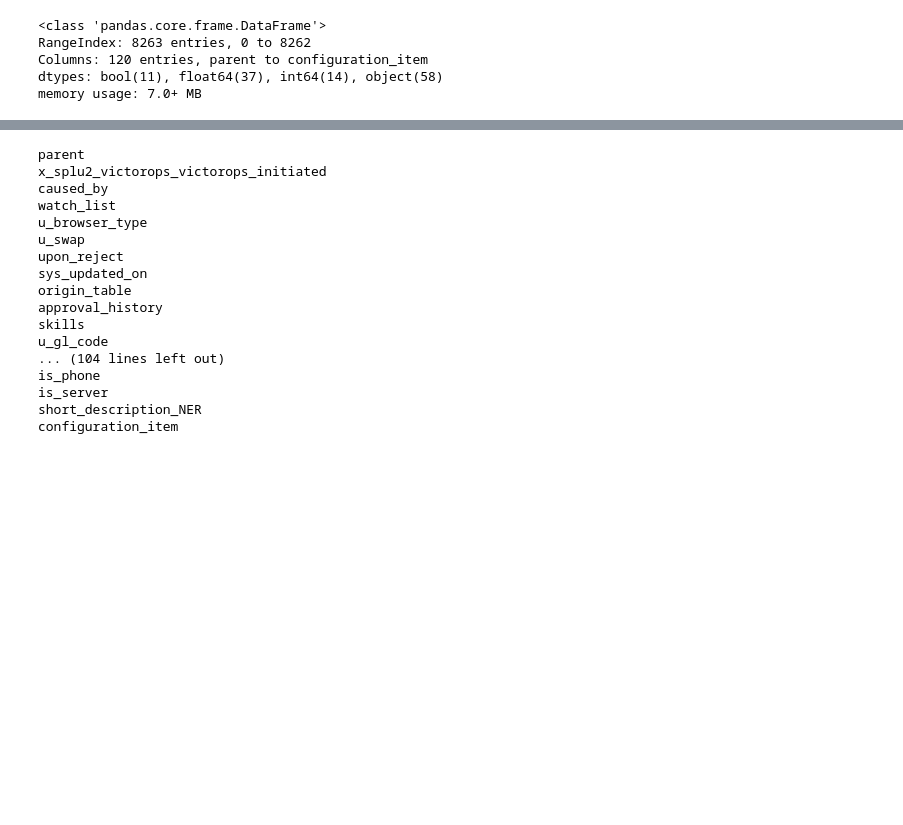
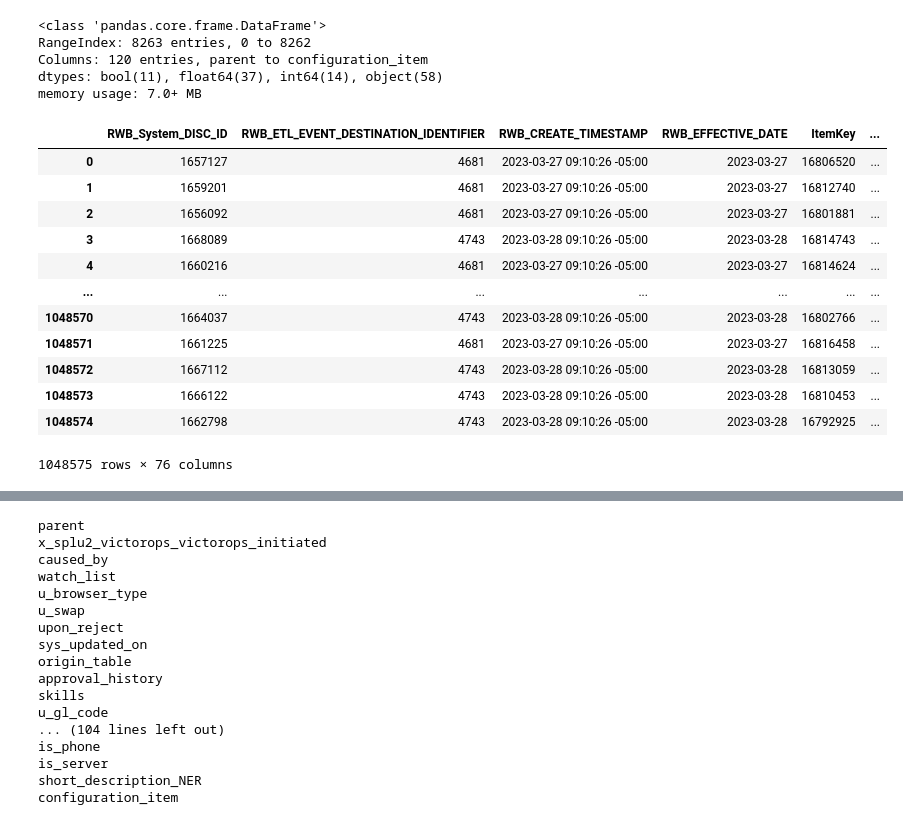
Before and after one commit to redgerly-umich/capstone_ff, a Jupyter notebook: DataCleaning/combine_4_error_types.ipynb, the cells around one changed output, grey strips where cells are left out. Drawn from its saved outputs; the diff is of its cells as text; code cells hidden in the pictures; blank space fills up the shorter version.

```diff
--- a/DataCleaning/combine_4_error_types.ipynb
+++ b/DataCleaning/combine_4_error_types.ipynb
@@ -169,6 +169,8 @@ array(['ClientItemKey', 'ID', 'RWB_CREATE_TIMESTAMP',
 # %% [markdown]
 
 # Join in ServiceNow INC data.
+# %%
+machines = pd.read_excel('../do_not_commit/Datasets/Persist_System_DISC.xlsx', )
 # %%
 incs = pd.read_csv('../do_not_commit/Datasets/ServiceNow_Incident.csv', low_memory=False)
 # %%
@@ -179,3 +181,19 @@ RangeIndex: 8263 entries, 0 to 8262
 Columns: 120 entries, parent to configuration_item
 dtypes: bool(11), float64(37), int64(14), object(58)
 memory usage: 7.0+ MB
+# %%
+machines
+# %% [output]
+|  | RWB_System_DISC_ID | RWB_ETL_EVENT_DESTINATION_IDENTIFIER | RWB_CREATE_TIMESTAMP | RWB_EFFECTIVE_DATE | ItemKey | ... |
+| 0 | 1657127 | 4681 | 2023-03-27 09:10:26 -05:00 | 2023-03-27 | 16806520 | ... |
+| 1 | 1659201 | 4681 | 2023-03-27 09:10:26 -05:00 | 2023-03-27 | 16812740 | ... |
+| 2 | 1656092 | 4681 | 2023-03-27 09:10:26 -05:00 | 2023-03-27 | 16801881 | ... |
+| 3 | 1668089 | 4743 | 2023-03-28 09:10:26 -05:00 | 2023-03-28 | 16814743 | ... |
+| 4 | 1660216 | 4681 | 2023-03-27 09:10:26 -05:00 | 2023-03-27 | 16814624 | ... |
+| ... | ... | ... | ... | ... | ... | ... |
+| 1048570 | 1664037 | 4743 | 2023-03-28 09:10:26 -05:00 | 2023-03-28 | 16802766 | ... |
+| 1048571 | 1661225 | 4681 | 2023-03-27 09:10:26 -05:00 | 2023-03-27 | 16816458 | ... |
+| 1048572 | 1667112 | 4743 | 2023-03-28 09:10:26 -05:00 | 2023-03-28 | 16813059 | ... |
+| 1048573 | 1666122 | 4743 | 2023-03-28 09:10:26 -05:00 | 2023-03-28 | 16810453 | ... |
+| 1048574 | 1662798 | 4743 | 2023-03-28 09:10:26 -05:00 | 2023-03-28 | 16792925 | ... |
+1048575 rows × 76 columns
```
Also changed, not shown: parts of 5 cells of this notebook.
